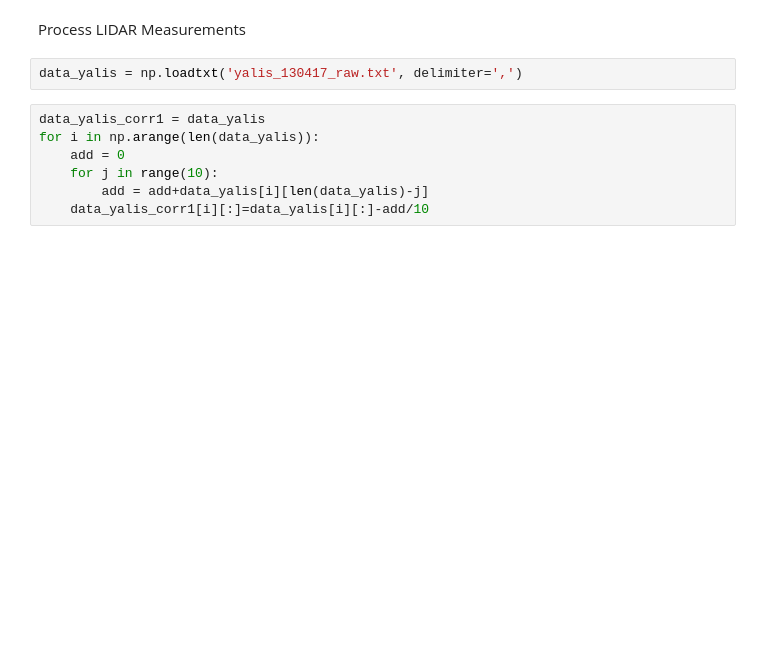
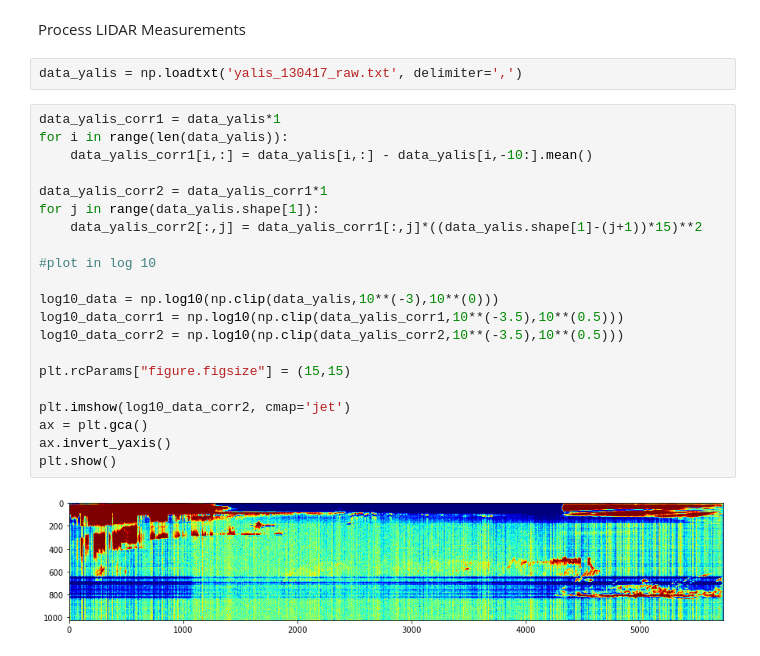
Before and after one commit to d3sp3r4t3Student/Observation-and-Data-Processing, a Jupyter notebook: lecture_tasks.ipynb, the cells around one changed output. Saved outputs shown, nothing was run; the diff lists cells and outputs as text; blank space fills up the shorter version.

Commit message:
yalis data finished

```diff
--- a/lecture_tasks.ipynb
+++ b/lecture_tasks.ipynb
@@ -85,9 +85,25 @@ Process LIDAR Measurements
 # %%
 data_yalis = np.loadtxt('yalis_130417_raw.txt', delimiter=',')
 # %%
-data_yalis_corr1 = data_yalis
-for i in np.arange(len(data_yalis)):
-    add = 0
-    for j in range(10):
-        add = add+data_yalis[i][len(data_yalis)-j]
-    data_yalis_corr1[i][:]=data_yalis[i][:]-add/10
+data_yalis_corr1 = data_yalis*1
+for i in range(len(data_yalis)):
+    data_yalis_corr1[i,:] = data_yalis[i,:] - data_yalis[i,-10:].mean()
+
+data_yalis_corr2 = data_yalis_corr1*1
+for j in range(data_yalis.shape[1]):
+    data_yalis_corr2[:,j] = data_yalis_corr1[:,j]*((data_yalis.shape[1]-(j+1))*15)**2
+
+#plot in log 10
+
+log10_data = np.log10(np.clip(data_yalis,10**(-3),10**(0)))
+log10_data_corr1 = np.log10(np.clip(data_yalis_corr1,10**(-3.5),10**(0.5)))
+log10_data_corr2 = np.log10(np.clip(data_yalis_corr2,10**(-3.5),10**(0.5)))
+
+plt.rcParams["figure.figsize"] = (15,15)
+
+plt.imshow(log10_data_corr2, cmap='jet')
+ax = plt.gca()
+ax.invert_yaxis()
+plt.show()
+# %% [output]
+[figure, added]
```
Also changed, not shown: parts of 2 cells of this notebook.
